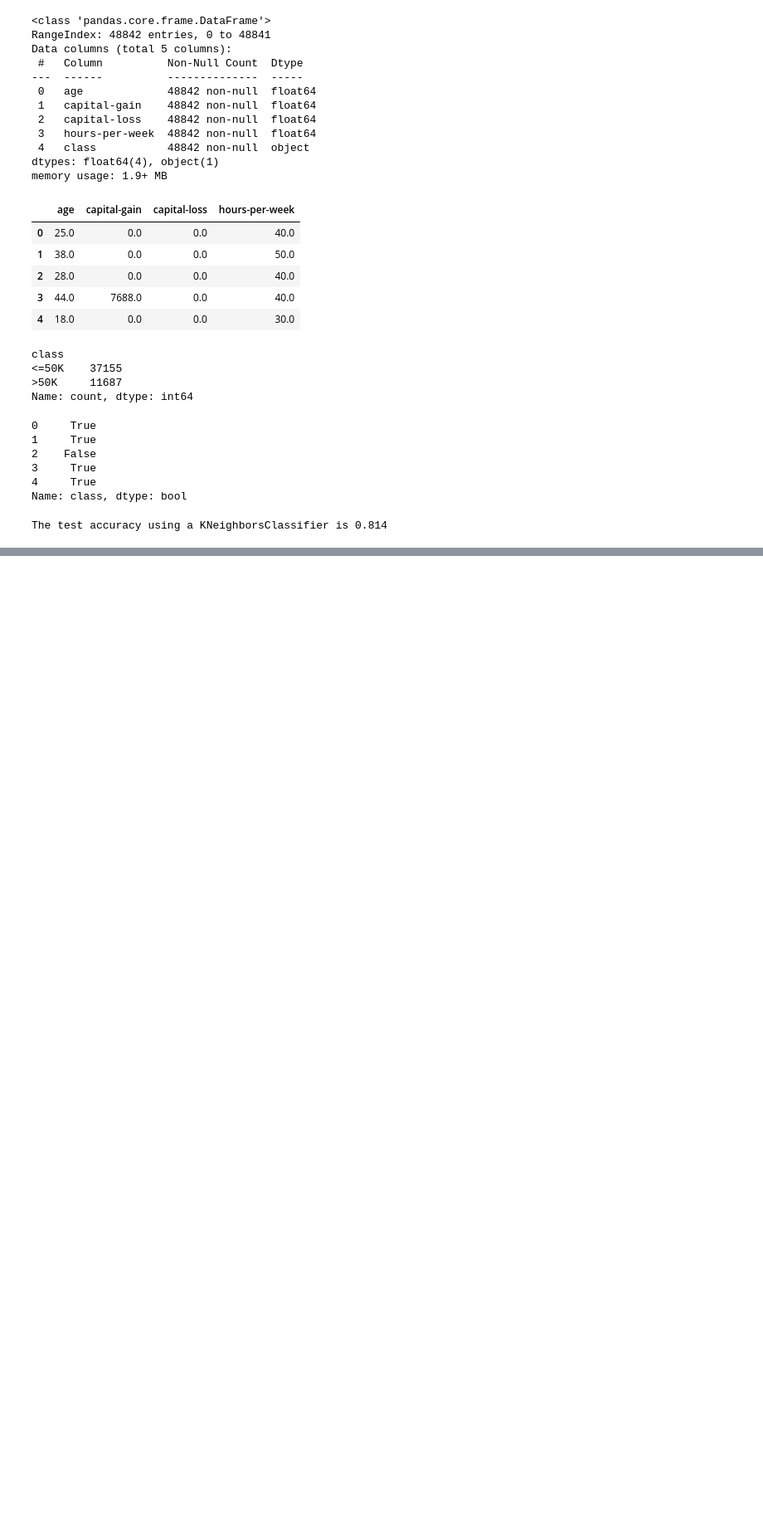
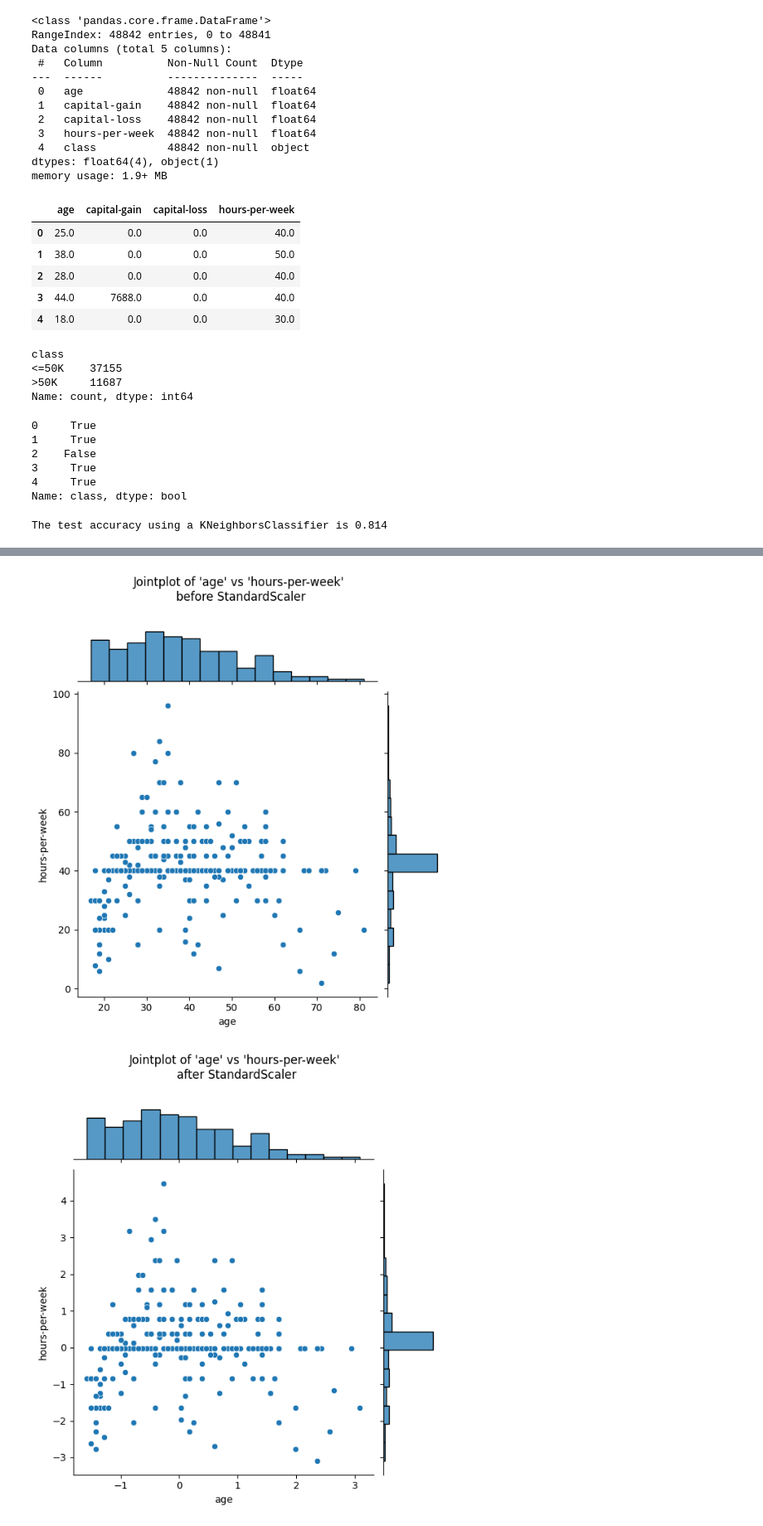
Before and after one commit to DavidGuzzi/inria, a Jupyter notebook: module_1.ipynb, the cells around one changed output, grey strips where cells are left out. Shown at 83% size. Drawn from its saved outputs; the diff is of its cells as text; code cells hidden in the pictures; blank space fills up the shorter version.

```diff
--- a/module_1.ipynb
+++ b/module_1.ipynb
@@ -303,0 +424,11 @@ The test accuracy using a KNeighborsClassifier is 0.814
+# %%
+from scipy.io import arff
+import pandas as pd
+
+# Cargar el archivo .arff
+data, meta = arff.loadarff(r"C:\Users\HP\OneDrive\Escritorio\David Guzzi\Github\inria\phpMawTba.arff")
+
+# Convertir a DataFrame de pandas
+adult_census = pd.DataFrame(data)
+adult_census = adult_census.drop(columns="education-num")
+adult_census.head()
@@ -303,0 +466,5 @@ The test accuracy using a KNeighborsClassifier is 0.814
+# %%
+from sklearn.preprocessing import StandardScaler
+
+scaler = StandardScaler()
+scaler.fit(data_train)
@@ -303,0 +496,4 @@ The test accuracy using a KNeighborsClassifier is 0.814
+# %%
+scaler = StandardScaler().set_output(transform="pandas")
+data_train_scaled = scaler.fit_transform(data_train)
+data_train_scaled.describe()
@@ -303,0 +510,29 @@ The test accuracy using a KNeighborsClassifier is 0.814
+# %%
+import matplotlib.pyplot as plt
+import seaborn as sns
+
+# number of points to visualize to have a clearer plot
+num_points_to_plot = 300
+
+sns.jointplot(
+    data=data_train[:num_points_to_plot],
+    x="age",
+    y="hours-per-week",
+    marginal_kws=dict(bins=15),
+)
+plt.suptitle(
+    "Jointplot of 'age' vs 'hours-per-week' \nbefore StandardScaler", y=1.1
+)
+
+sns.jointplot(
+    data=data_train_scaled[:num_points_to_plot],
+    x="age",
+    y="hours-per-week",
+    marginal_kws=dict(bins=15),
+)
+_ = plt.suptitle(
+    "Jointplot of 'age' vs 'hours-per-week' \nafter StandardScaler", y=1.1
+)
+# %% [output]
+[figure, added]
+[figure, added]
```
Also changed, not shown: parts of 42 cells of this notebook.
